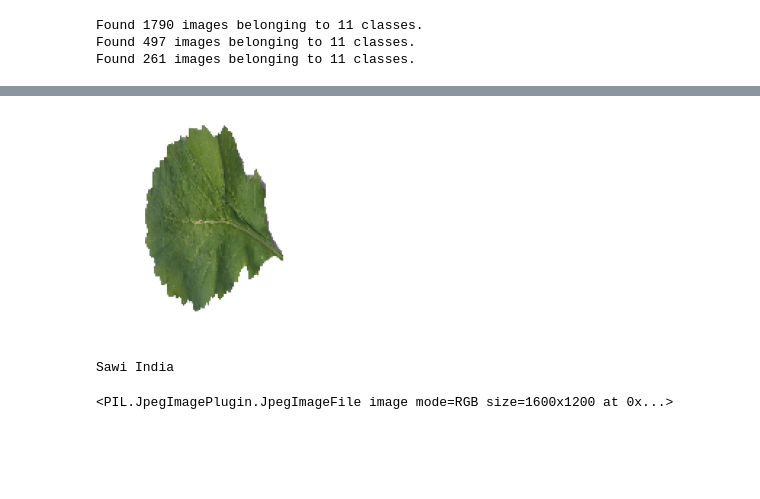
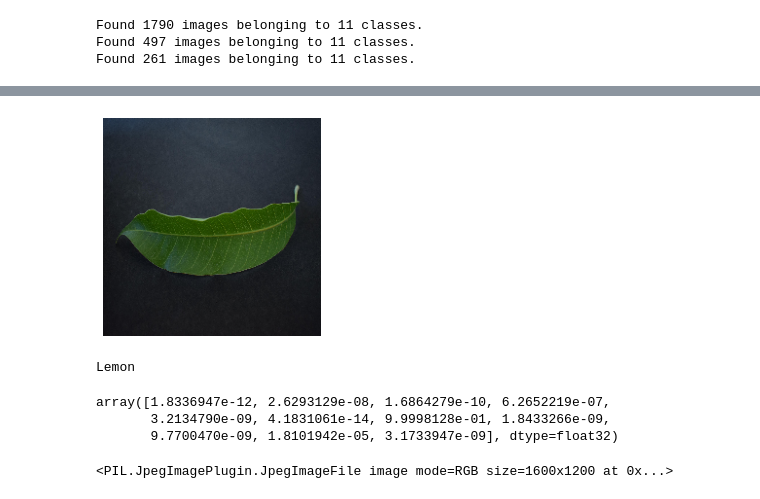
Before and after one commit to rifqoi/Inacure-Machine-Learning, a Jupyter notebook: 01-basic-cnn.ipynb, the cells around one changed output, grey strips where cells are left out. Cells and saved outputs as stored; diff of their text form; code cells hidden in the pictures; blank space fills up the shorter version.

```diff
--- a/01-basic-cnn.ipynb
+++ b/01-basic-cnn.ipynb
@@ -28,6 +34,11 @@ def img_count_in_folder(FOLDER_PATH):
     files=gb.glob(pathname=str(FOLDER_PATH + '/' + folder + '/*.jpg'))
     print(f'{len(files):4} gambar yang ditemukan di dalam folder {folder}')
   print('-'*70)
+# %%
+dataset_dir = f"/content/drive/Shareddrives/Bangkit Capstone/Final_Split_Datasets"
+train_dir = os.path.join(dataset_dir, "train")
+validation_dir = os.path.join(dataset_dir, "validation")
+test_dir = os.path.join(dataset_dir, "test")
 # %%
 def list_images():
   classes_dirs = os.listdir(train_dir)
@@ -83,10 +94,11 @@ def train_val_generators(TRAINING_DIR, VALIDATION_DIR, TEST_DIR):
                                                                 class_mode='sparse',
                                                                 target_size=(224, 224))
 
-  test_datagen = ImageDataGenerator(rescale= 1/255.)
+  test_datagen = ImageDataGenerator(rescale= 1/255.,)
 
   test_generator = test_datagen.flow_from_directory(directory=TEST_DIR,
                                                                 batch_size=32,
+                                                                shuffle=False,
                                                                 class_mode='sparse',
                                                                 target_size=(224, 224))
   return train_generator, validation_generator, test_generator
@@ -206,7 +250,7 @@ Accuracy of the model is -  72.03065156936646 %
 # %%
 def load_image(img_path, show=False):
 
-    img = load_img(img_path, target_size=(150, 150))
+    img = load_img(img_path, target_size=(224, 224))
     img_tensor = img_to_array(img)                    # (height, width, channels)
     img_tensor = np.expand_dims(img_tensor, axis=0)         # (1, height, width, channels), add a dimension because the model expects this shape: (batch_size, height, width, channels)
     img_tensor /= 255.                                      # imshow expects values in the range [0, 1]
@@ -220,12 +264,16 @@ def load_image(img_path, show=False):
 # %%
 label_map = (train_generator.class_indices)
 label_map = {v: k for k, v in label_map.items()}
-image_path ='/content/Segmented Medicinal Leaf Images/test/Sawi India/BJ-S-010.jpg'
+image_path ='/content/drive/Shareddrives/Bangkit Capstone/6GBLeafDataset/Mango (P0)/healthy/0001_0026.JPG'
 image = load_image(image_path, show=True)
 print(label_map[np.argmax(model.predict(image))])
+sum(model.predict(image))
 # %% [output]
-[figure, old version]
+[figure, new version]
-Sawi India
+Lemon
+array([1.8336947e-12, 2.6293129e-08, 1.6864279e-10, 6.2652219e-07,
+       3.2134790e-09, 4.1831061e-14, 9.9998128e-01, 1.8433266e-09,
+       9.7700470e-09, 1.8101942e-05, 3.1733947e-09], dtype=float32)
 # %%
 image = load_img('/content/Segmented Medicinal Leaf Images/test/Bayam Hijau/AV-S-009.jpg')
 # %% [output]
```
Also changed, not shown: parts of 7 cells of this notebook.
